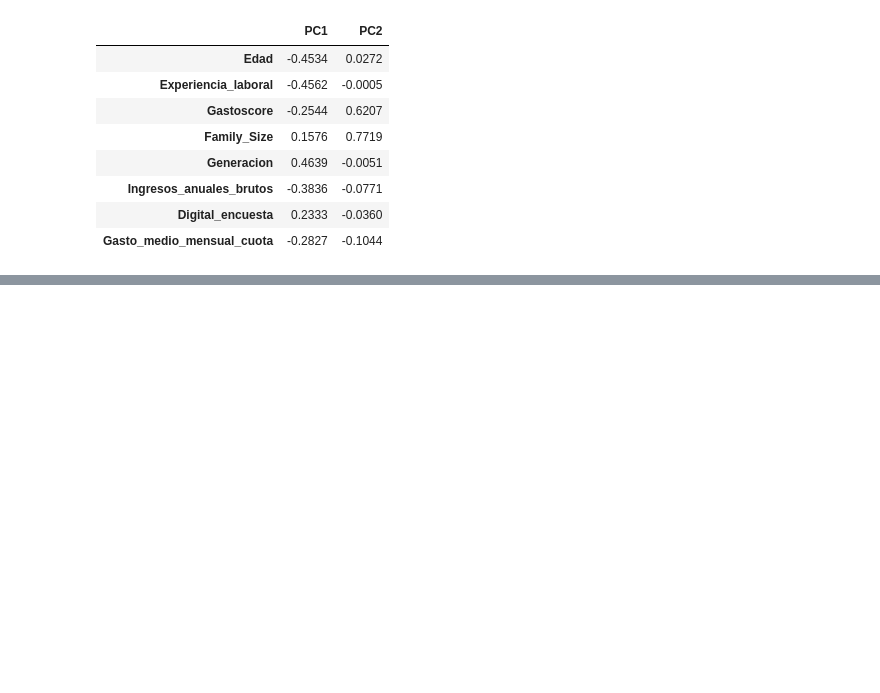
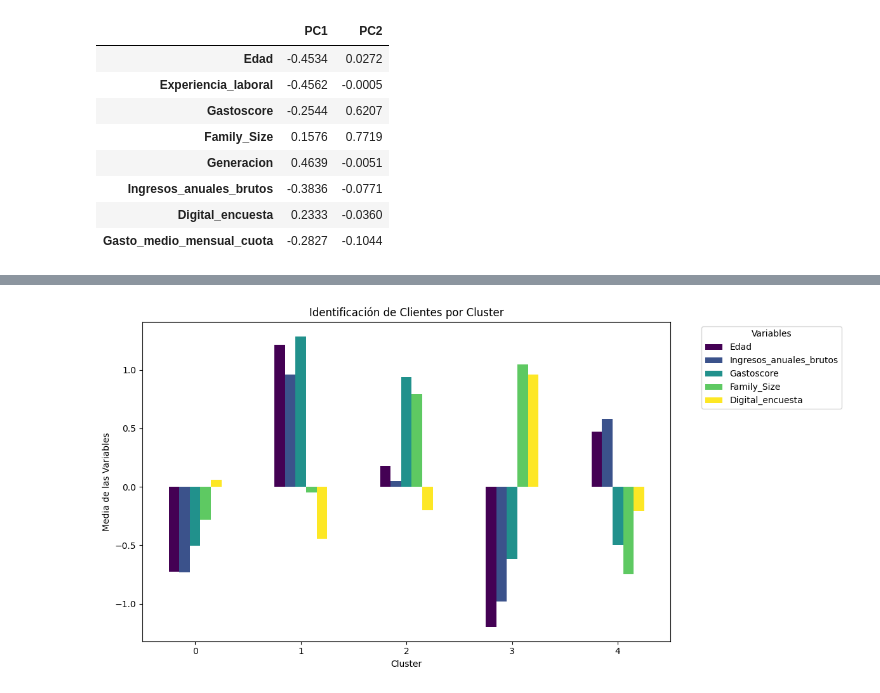
Before and after one commit to Nachosanchezz/Caso02_PCA, a Jupyter notebook: src/02_PCA.ipynb, the cells around one changed output, grey strips where cells are left out. Cells and saved outputs as stored; diff of their text form; code cells hidden in the pictures; blank space fills up the shorter version.

```diff
--- a/src/02_PCA.ipynb
+++ b/src/02_PCA.ipynb
@@ -361,0 +427,15 @@ cluster_means.to_csv("../data/resumen_clusters_por_media.csv", index=False)
+# %%
+# Crear un DataFrame con las medias de las variables seleccionadas por cluster
+cluster_means = df.groupby('Cluster')[['Edad', 'Ingresos_anuales_brutos', 'Gastoscore', 'Family_Size', 'Digital_encuesta']].mean()
+
+# Crear la gráfica de barras
+cluster_means.plot(kind='bar', figsize=(12, 6), colormap='viridis')
+plt.title('Identificación de Clientes por Cluster')
+plt.xlabel('Cluster')
+plt.ylabel('Media de las Variables')
+plt.xticks(rotation=0)
+plt.legend(title='Variables', bbox_to_anchor=(1.05, 1), loc='upper left')
+plt.tight_layout()
+plt.show()
+# %% [output]
+[figure, added]
```
Also changed, not shown: parts of 10 cells of this notebook, 3 other files.
